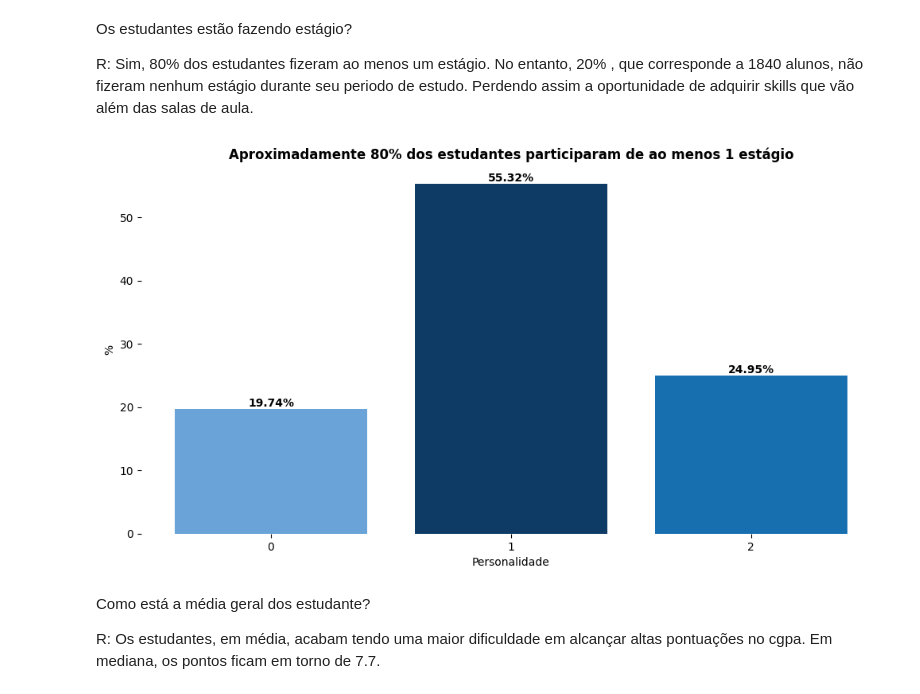
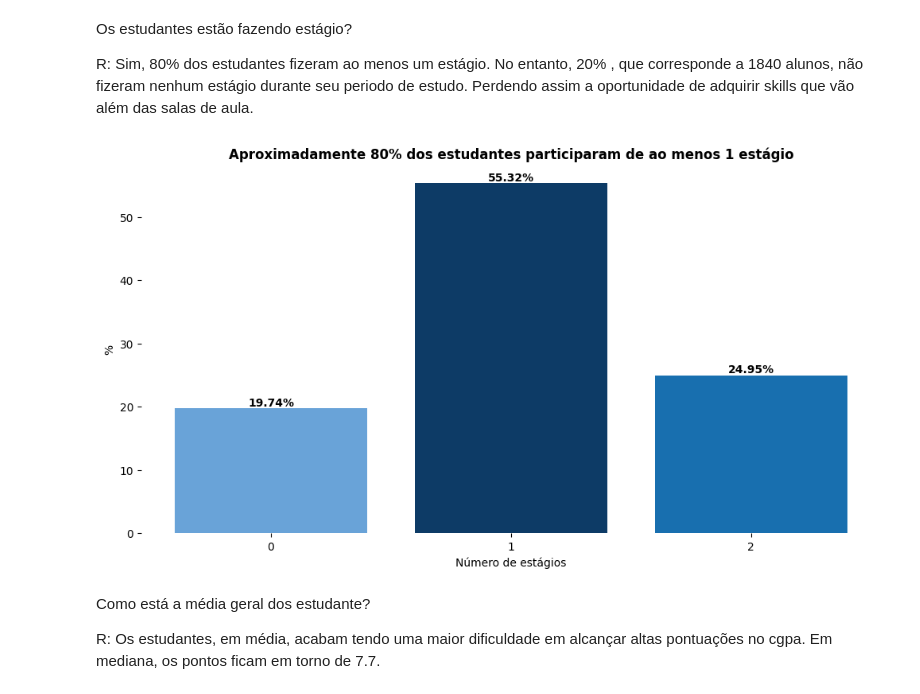
Before and after one commit to Alexandre-Esposte/JobProphet, a Jupyter notebook: notebooks/analise.ipynb, the cells around one changed output. Saved outputs shown, nothing was run; the diff lists cells and outputs as text; code cells hidden in the pictures.

```diff
--- a/notebooks/analise.ipynb
+++ b/notebooks/analise.ipynb
@@ -400,17 +400,17 @@ R: Sim, 80% dos estudantes fizeram ao menos um estágio. No entanto, 20% , que c
 # %%
 contagem = data['internships'].value_counts()
 cores = ['#0D3B66', '#186FAF', '#69A3D8', '#A7CCE9']
 plt.bar(contagem.index, height=contagem.values/9200 *100, color = cores )
 plt.xticks([0,1,2])
 plt.box(False)
 plt.title("Aproximadamente 80% dos estudantes participaram de ao menos 1 estágio", fontsize=12, fontweight='bold')
 
 plt.ylabel('%')
-plt.xlabel('Personalidade')
+plt.xlabel('Número de estágios')
 for i,value in contagem.items():
     plt.text(x = i, y = value/9200*100, s = f"{value/9200 *100:.2f}%", ha = 'center', va = 'bottom', fontweight = 'bold')
 # %% [output]
-[figure, old version]
+[figure, new version]
 # %% [markdown]
 Como está a média geral dos estudante?
 
```
Also changed, not shown: parts of 10 cells of this notebook, 4 other files.
